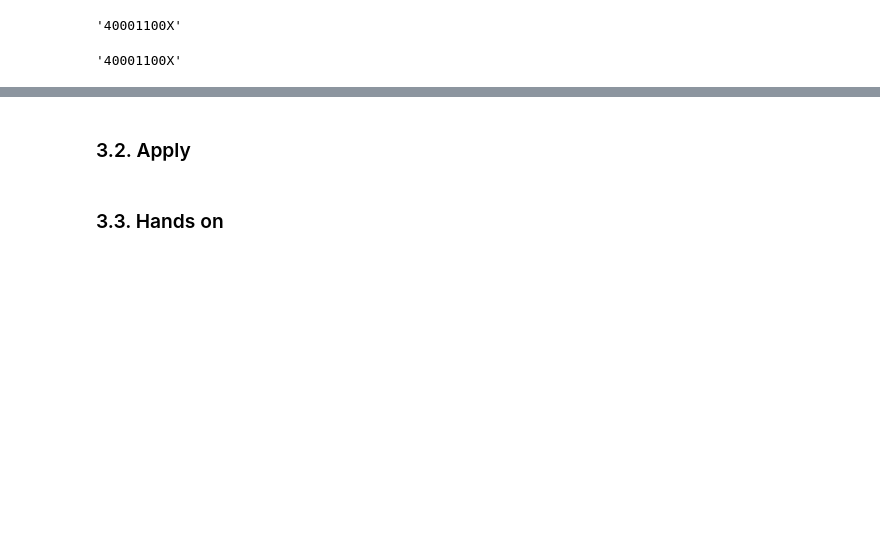
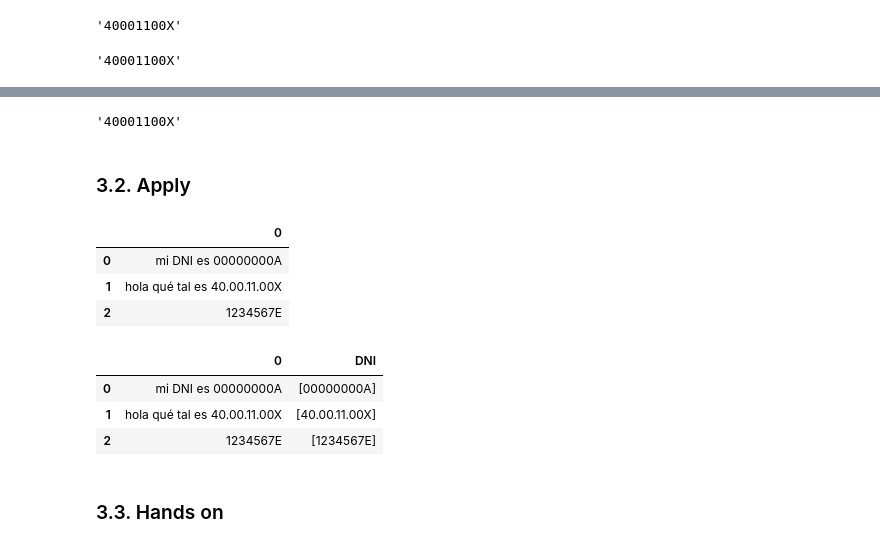
Before and after one commit to datamad-instructor/regex-workshop, a Jupyter notebook: 3-Regex-and-pandas.ipynb, the cells around one changed output, grey strips where cells are left out. Cells and saved outputs as stored; diff of their text form; code cells hidden in the pictures; blank space fills up the shorter version.

```diff
--- a/3-Regex-and-pandas.ipynb
+++ b/3-Regex-and-pandas.ipynb
@@ -38,2 +51,2 @@ hola
 # %%
-resultado_scrapping = ["mi DNI es 00000000A", "hola qué tal es 40.00.11.00X", "1234567E", "78-78-78-78P"]
+resultado_scrapping = ["mi DNI es 00000000A", "hola qué tal es 40.00.11.00X", "1234567E"]
@@ -40,2 +65,6 @@ resultado_scrapping = ["mi DNI es 00000000A", "hola qué tal es 40.00.11.00X", "
+# %%
+getDNI(los_dni[1])
+# %% [output]
+'40001100X'
 # %% [markdown]
 ### 3.2. Apply
@@ -42,8 +73,16 @@ resultado_scrapping = ["mi DNI es 00000000A", "hola qué tal es 40.00.11.00X", "
 # %%
-df = pd.DataFrame(resultado_scrapping)
+df = pd.DataFrame(resultado_scrapping) # We make a dataframe with the list
 df
+# %% [output]
+|  | 0 |
+| 0 | mi DNI es 00000000A |
+| 1 | hola qué tal es 40.00.11.00X |
+| 2 | 1234567E |
 # %%
-pattern = "\d+[\.-]*\w{1}"
-
-df['DNI'] = df[df.columns[0]].apply(lambda x: re.findall(pattern, x))
+df['DNI'] = df[df.columns[0]].apply(lambda x: re.findall(pattern, x)) # We create a new column by using apply
 df
+# %% [output]
+|  | 0 | DNI |
+| 0 | mi DNI es 00000000A | [00000000A] |
+| 1 | hola qué tal es 40.00.11.00X | [40.00.11.00X] |
+| 2 | 1234567E | [1234567E] |
```
Also changed, not shown: parts of 23 cells of this notebook, 2 other files.
